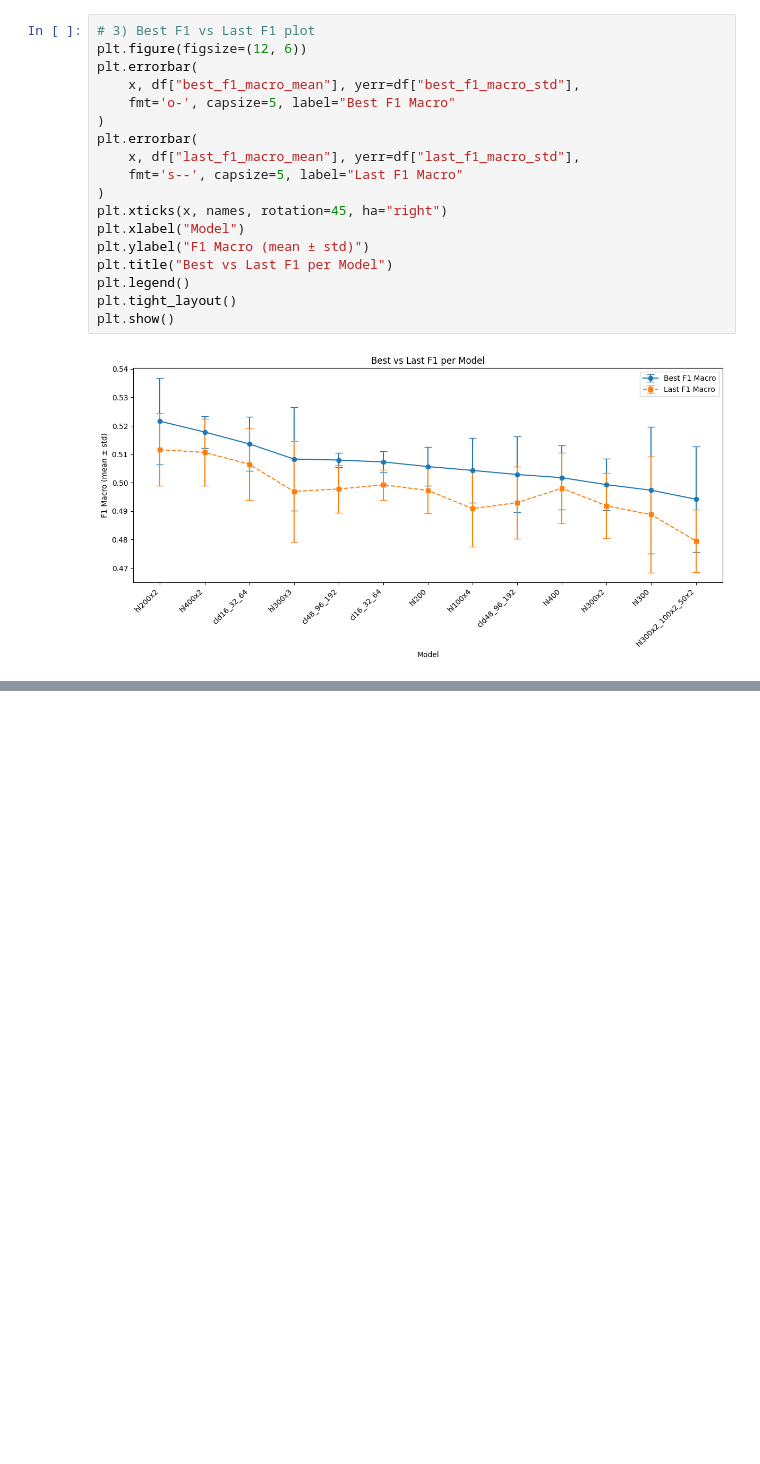
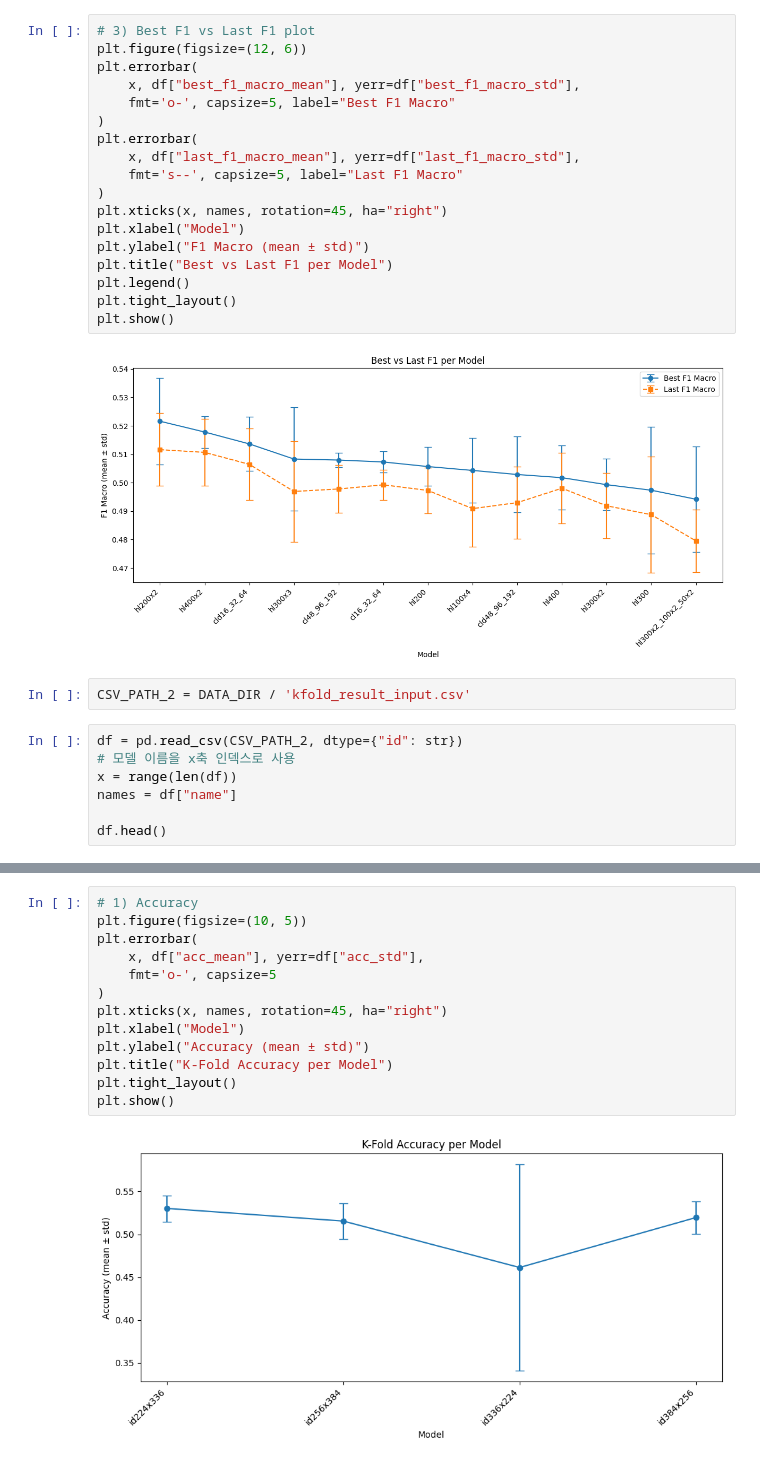
Before and after one commit to 2025-02-FML-team/WV-Team, a Jupyter notebook: notebooks/05-1_new_model_analysis.ipynb, the cells around one changed output, grey strips where cells are left out. Saved outputs shown, nothing was run; the diff lists cells and outputs as text; blank space fills up the shorter version.

Commit message:
feat: final model 06 notebook upload

```diff
--- a/notebooks/05-1_new_model_analysis.ipynb
+++ b/notebooks/05-1_new_model_analysis.ipynb
@@ -104,3 +102,12 @@ plt.tight_layout()
 plt.show()
 # %% [output]
 [figure]
+# %%
+CSV_PATH_2 = DATA_DIR / 'kfold_result_input.csv'
+# %%
+df = pd.read_csv(CSV_PATH_2, dtype={"id": str})
+# 모델 이름을 x축 인덱스로 사용
+x = range(len(df))
+names = df["name"]
+
+df.head()
@@ -106,0 +120,15 @@ plt.show()
+# %%
+# 1) Accuracy
+plt.figure(figsize=(10, 5))
+plt.errorbar(
+    x, df["acc_mean"], yerr=df["acc_std"],
+    fmt='o-', capsize=5
+)
+plt.xticks(x, names, rotation=45, ha="right")
+plt.xlabel("Model")
+plt.ylabel("Accuracy (mean ± std)")
+plt.title("K-Fold Accuracy per Model")
+plt.tight_layout()
+plt.show()
+# %% [output]
+[figure, added]
```
Also changed, not shown: parts of 6 cells of this notebook, 4 other files.
